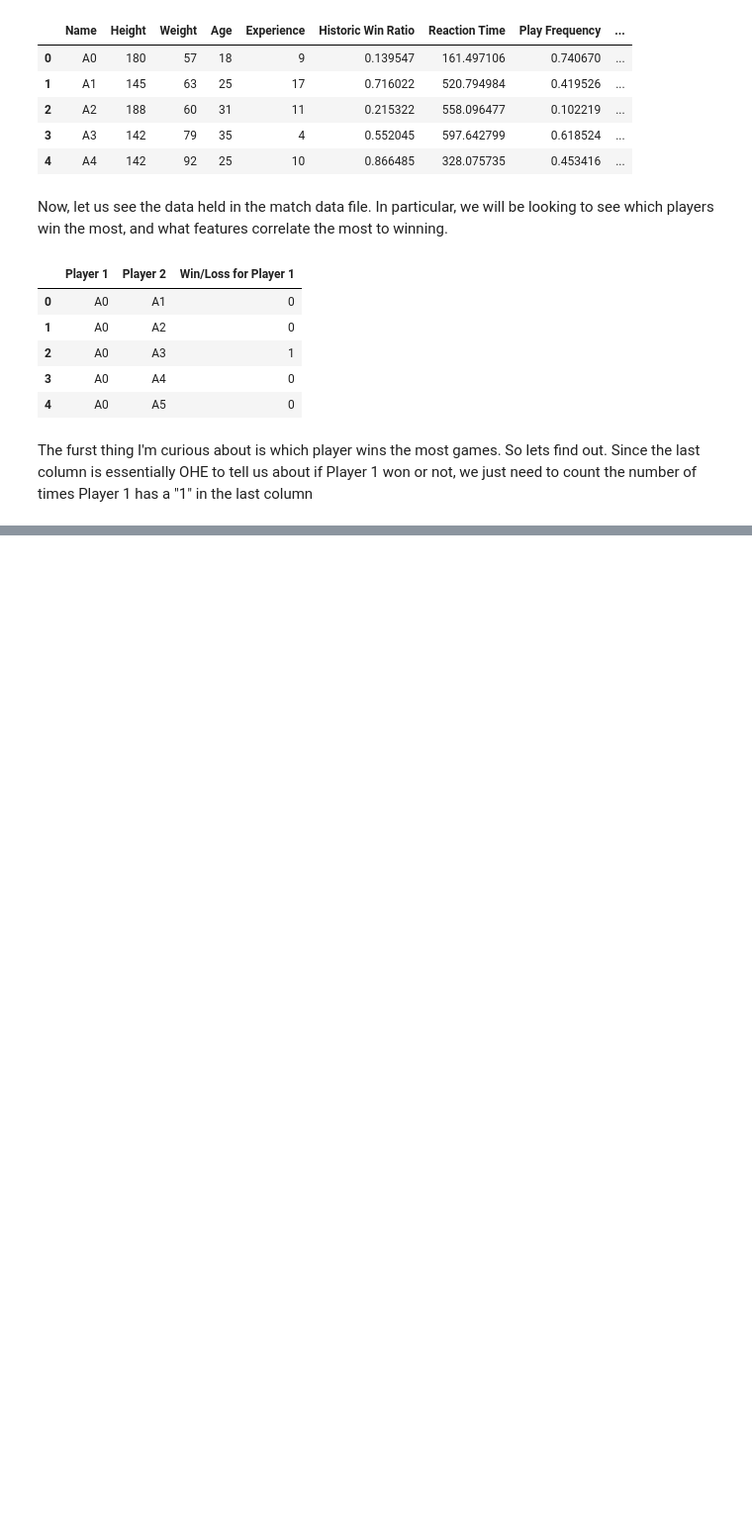
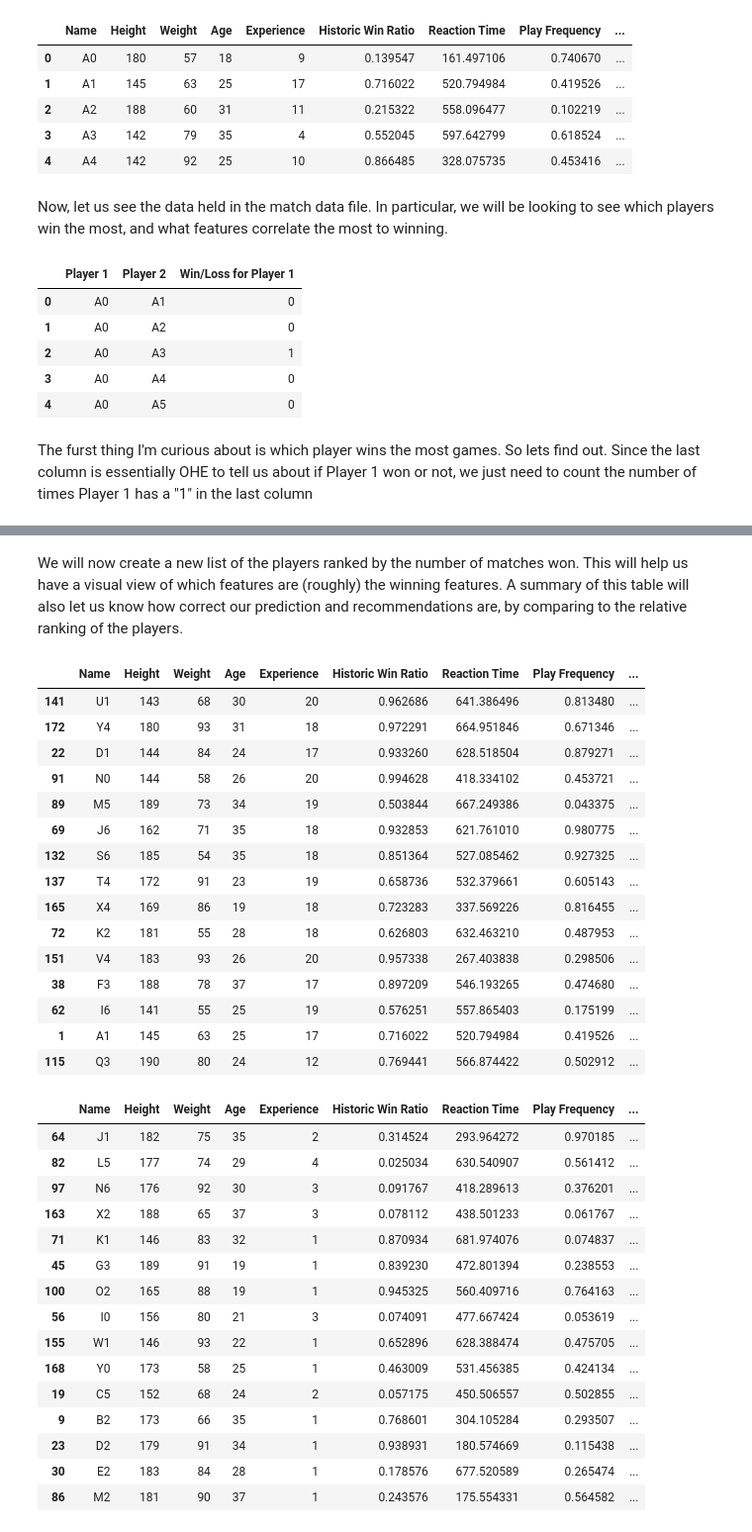
Before and after one commit to alzarai/badminton_lads, a Jupyter notebook: Notebooks/EDA.ipynb, the cells around one changed output, grey strips where cells are left out. Shown at 99% size. Saved outputs shown, nothing was run; the diff lists cells and outputs as text; code cells hidden in the pictures; blank space fills up the shorter version.

```diff
--- a/Notebooks/EDA.ipynb
+++ b/Notebooks/EDA.ipynb
@@ -106,0 +120,42 @@ display(match_data_summarised.head(50))
+# %% [markdown]
+We will now create a new list of the players ranked by the number of matches won. This will help us have a visual view of which features are (roughly) the winning features. A summary of this table will also let us know how correct our prediction and recommendations are, by comparing to the relative ranking of the players.
+# %%
+#Creating a new list of players by ranking
+ranked_players = player_data.sort_values(by=['Total Matches Won'],ascending=False)
+#Viewing the features of the top set of players
+display(ranked_players.head(15))
+#Viewing the features of the bottom set of players
+display(ranked_players.tail(15))
+# %% [output]
+|  | Name | Height | Weight | Age | Experience | Historic Win Ratio | Reaction Time | Play Frequency | ... |
+| 141 | U1 | 143 | 68 | 30 | 20 | 0.962686 | 641.386496 | 0.813480 | ... |
+| 172 | Y4 | 180 | 93 | 31 | 18 | 0.972291 | 664.951846 | 0.671346 | ... |
+| 22 | D1 | 144 | 84 | 24 | 17 | 0.933260 | 628.518504 | 0.879271 | ... |
+| 91 | N0 | 144 | 58 | 26 | 20 | 0.994628 | 418.334102 | 0.453721 | ... |
+| 89 | M5 | 189 | 73 | 34 | 19 | 0.503844 | 667.249386 | 0.043375 | ... |
+| 69 | J6 | 162 | 71 | 35 | 18 | 0.932853 | 621.761010 | 0.980775 | ... |
+| 132 | S6 | 185 | 54 | 35 | 18 | 0.851364 | 527.085462 | 0.927325 | ... |
+| 137 | T4 | 172 | 91 | 23 | 19 | 0.658736 | 532.379661 | 0.605143 | ... |
+| 165 | X4 | 169 | 86 | 19 | 18 | 0.723283 | 337.569226 | 0.816455 | ... |
+| 72 | K2 | 181 | 55 | 28 | 18 | 0.626803 | 632.463210 | 0.487953 | ... |
+| 151 | V4 | 183 | 93 | 26 | 20 | 0.957338 | 267.403838 | 0.298506 | ... |
+| 38 | F3 | 188 | 78 | 37 | 17 | 0.897209 | 546.193265 | 0.474680 | ... |
+| 62 | I6 | 141 | 55 | 25 | 19 | 0.576251 | 557.865403 | 0.175199 | ... |
+| 1 | A1 | 145 | 63 | 25 | 17 | 0.716022 | 520.794984 | 0.419526 | ... |
+| 115 | Q3 | 190 | 80 | 24 | 12 | 0.769441 | 566.874422 | 0.502912 | ... |
+|  | Name | Height | Weight | Age | Experience | Historic Win Ratio | Reaction Time | Play Frequency | ... |
+| 64 | J1 | 182 | 75 | 35 | 2 | 0.314524 | 293.964272 | 0.970185 | ... |
+| 82 | L5 | 177 | 74 | 29 | 4 | 0.025034 | 630.540907 | 0.561412 | ... |
+| 97 | N6 | 176 | 92 | 30 | 3 | 0.091767 | 418.289613 | 0.376201 | ... |
+| 163 | X2 | 188 | 65 | 37 | 3 | 0.078112 | 438.501233 | 0.061767 | ... |
+| 71 | K1 | 146 | 83 | 32 | 1 | 0.870934 | 681.974076 | 0.074837 | ... |
+| 45 | G3 | 189 | 91 | 19 | 1 | 0.839230 | 472.801394 | 0.238553 | ... |
+| 100 | O2 | 165 | 88 | 19 | 1 | 0.945325 | 560.409716 | 0.764163 | ... |
+| 56 | I0 | 156 | 80 | 21 | 3 | 0.074091 | 477.667424 | 0.053619 | ... |
+| 155 | W1 | 146 | 93 | 22 | 1 | 0.652896 | 628.388474 | 0.475705 | ... |
+| 168 | Y0 | 173 | 58 | 25 | 1 | 0.463009 | 531.456385 | 0.424134 | ... |
+| 19 | C5 | 152 | 68 | 24 | 2 | 0.057175 | 450.506557 | 0.502855 | ... |
+| 9 | B2 | 173 | 66 | 35 | 1 | 0.768601 | 304.105284 | 0.293507 | ... |
+| 23 | D2 | 179 | 91 | 34 | 1 | 0.938931 | 180.574669 | 0.115438 | ... |
+| 30 | E2 | 183 | 84 | 28 | 1 | 0.178576 | 677.520589 | 0.265474 | ... |
+| 86 | M2 | 181 | 90 | 37 | 1 | 0.243576 | 175.554331 | 0.564582 | ... |
```
Also changed, not shown: parts of 8 cells of this notebook.
